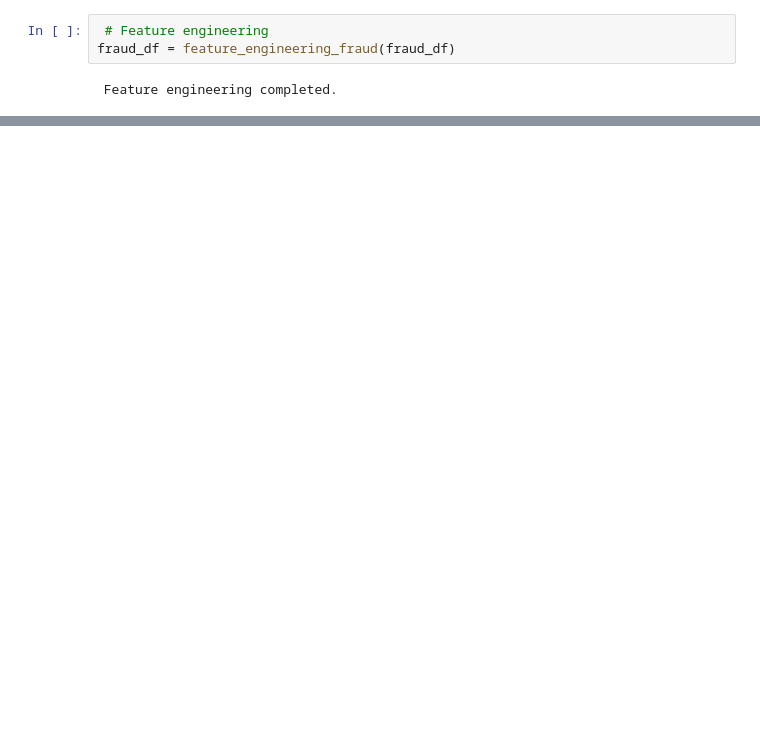
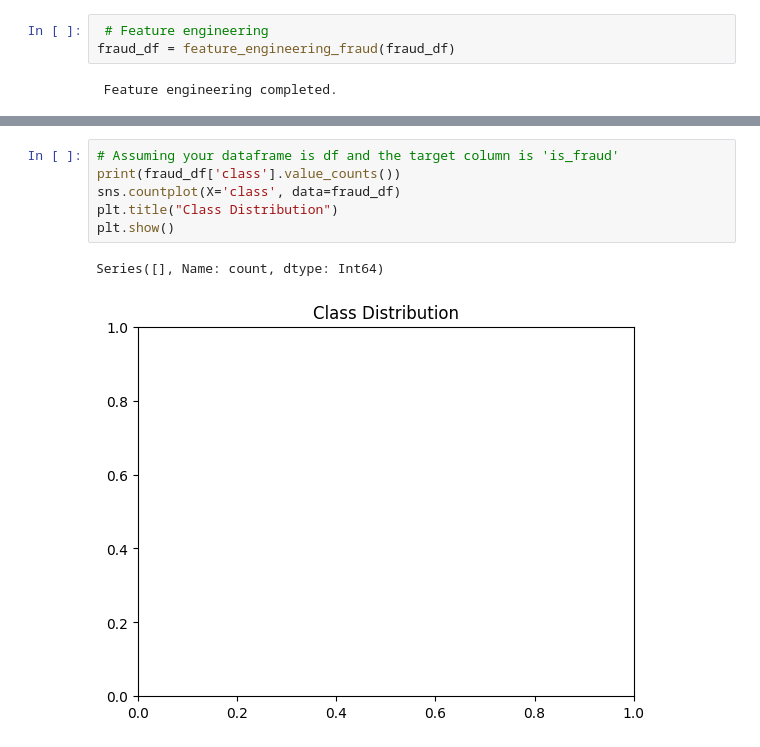
Before and after one commit to Addisu22/Fraud-Detection-for-E-commerce-Bank, a Jupyter notebook: Notebook/Data_Analysis_Preprocessing.ipynb, the cells around one changed output, grey strips where cells are left out. Drawn from its saved outputs; the diff is of its cells as text; blank space fills up the shorter version.

```diff
--- a/Notebook/Data_Analysis_Preprocessing.ipynb
+++ b/Notebook/Data_Analysis_Preprocessing.ipynb
@@ -189,0 +204,9 @@ Task 1 complete.
+# %%
+# Assuming your dataframe is df and the target column is 'is_fraud'
+print(fraud_df['class'].value_counts())
+sns.countplot(X='class', data=fraud_df)
+plt.title("Class Distribution")
+plt.show()
+# %% [output]
+Series([], Name: count, dtype: Int64)
+[figure, added]
```
Also changed, not shown: parts of 17 cells of this notebook.
